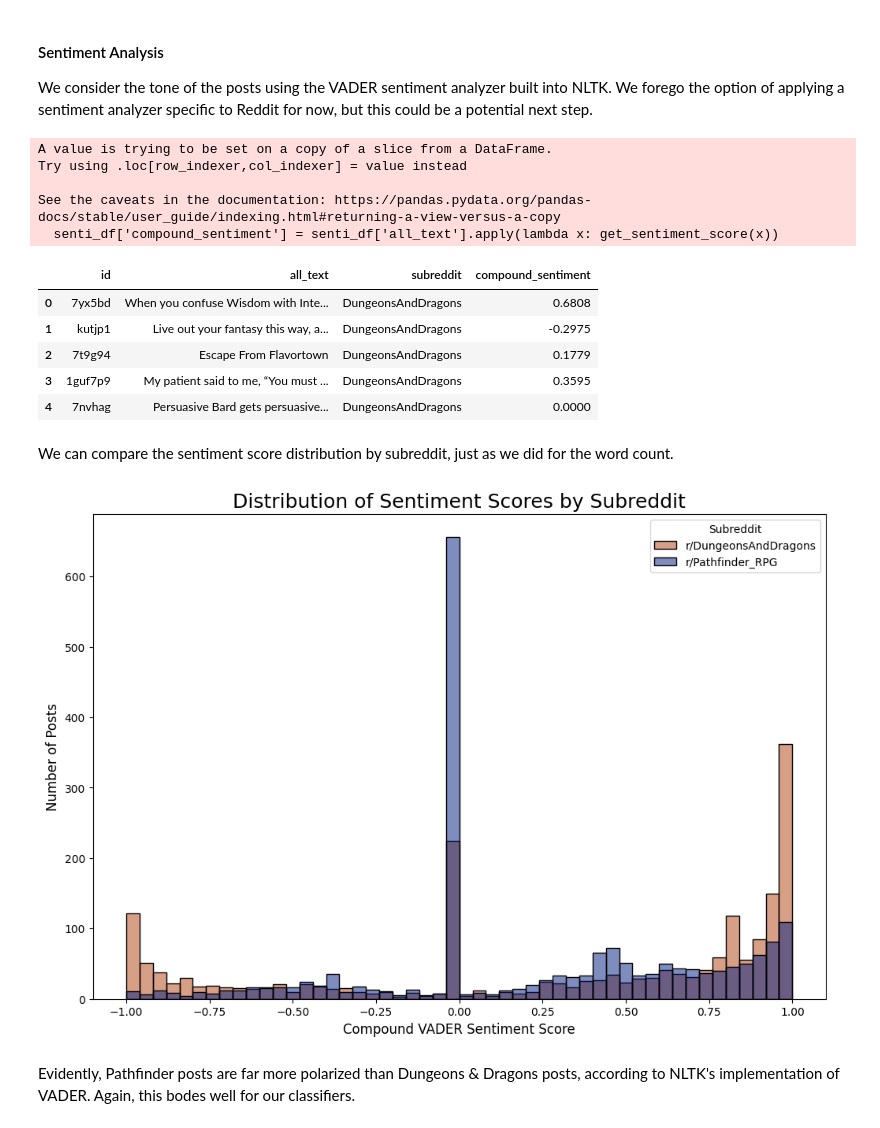
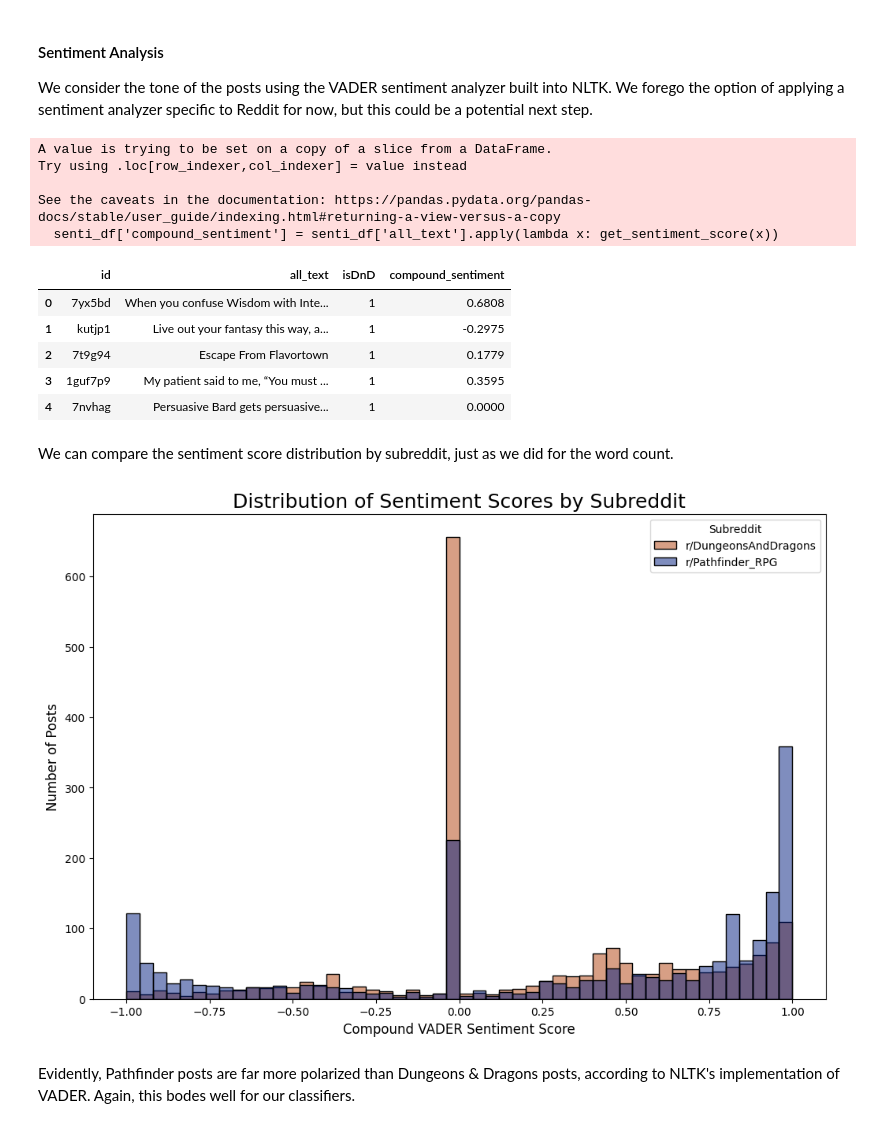
Before and after one commit to dmehta94/project-3-reddit-nlp-litigation-analysis, a Jupyter notebook: code/analysis.ipynb, the cells around one changed output. Cells and saved outputs as stored; diff of their text form; code cells hidden in the pictures.

```diff
--- a/code/analysis.ipynb
+++ b/code/analysis.ipynb
@@ -320,7 +320,7 @@ The full data confirms that this is, indeed, a general trend. Pathfinder, being
 We consider the tone of the posts using the VADER sentiment analyzer built into NLTK. We forego the option of applying a sentiment analyzer specific to Reddit for now, but this could be a potential next step.
 # %%
 # Subset the original combined DataFrame to conduct sentiment analysis
-senti_df = combined_df[['id', 'all_text', 'subreddit']]
+senti_df = combined_df[['id', 'all_text', 'isDnD']]
 
 # Instantiate VADER
 analyzer = SentimentIntensityAnalyzer()
@@ -342,28 +342,28 @@ Try using .loc[row_indexer,col_indexer] = value instead
 
 See the caveats in the documentation: https://pandas.pydata.org/pandas-docs/stable/user_guide/indexing.html#returning-a-view-versus-a-copy
   senti_df['compound_sentiment'] = senti_df['all_text'].apply(lambda x: get_sentiment_score(x))
-|  | id | all_text | subreddit | compound_sentiment |
-| 0 | 7yx5bd | When you confuse Wisdom with Inte... | DungeonsAndDragons | 0.6808 |
-| 1 | kutjp1 | Live out your fantasy this way, a... | DungeonsAndDragons | -0.2975 |
-| 2 | 7t9g94 | Escape From Flavortown | DungeonsAndDragons | 0.1779 |
-| 3 | 1guf7p9 | My patient said to me, “You must ... | DungeonsAndDragons | 0.3595 |
-| 4 | 7nvhag | Persuasive Bard gets persuasive... | DungeonsAndDragons | 0.0000 |
+|  | id | all_text | isDnD | compound_sentiment |
+| 0 | 7yx5bd | When you confuse Wisdom with Inte... | 1 | 0.6808 |
+| 1 | kutjp1 | Live out your fantasy this way, a... | 1 | -0.2975 |
+| 2 | 7t9g94 | Escape From Flavortown | 1 | 0.1779 |
+| 3 | 1guf7p9 | My patient said to me, “You must ... | 1 | 0.3595 |
+| 4 | 7nvhag | Persuasive Bard gets persuasive... | 1 | 0.0000 |
 # %% [markdown]
 We can compare the sentiment score distribution by subreddit, just as we did for the word count.
 # %%
 plt.figure(figsize = (12, 8))
 sns.histplot(data = senti_df,
              x = 'compound_sentiment',
              bins = 50,
-             hue = 'subreddit',
+             hue = 'isDnD',
              palette = 'dark')
 plt.xlabel('Compound VADER Sentiment Score', fontdict = {'fontsize': 12})
 plt.ylabel('Number of Posts', fontdict = {'fontsize': 12})
 plt.legend(['r/DungeonsAndDragons', 'r/Pathfinder_RPG'], title = 'Subreddit')
 plt.title('Distribution of Sentiment Scores by Subreddit',
           fontdict = {'fontsize': 18});
 # %% [output]
-[figure, old version]
+[figure, new version]
 # %% [markdown]
 Evidently, Pathfinder posts are far more polarized than Dungeons & Dragons posts, according to NLTK's implementation of VADER. Again, this bodes well for our classifiers.
 # %% [markdown]
```
Also changed, not shown: parts of 13 cells of this notebook.
